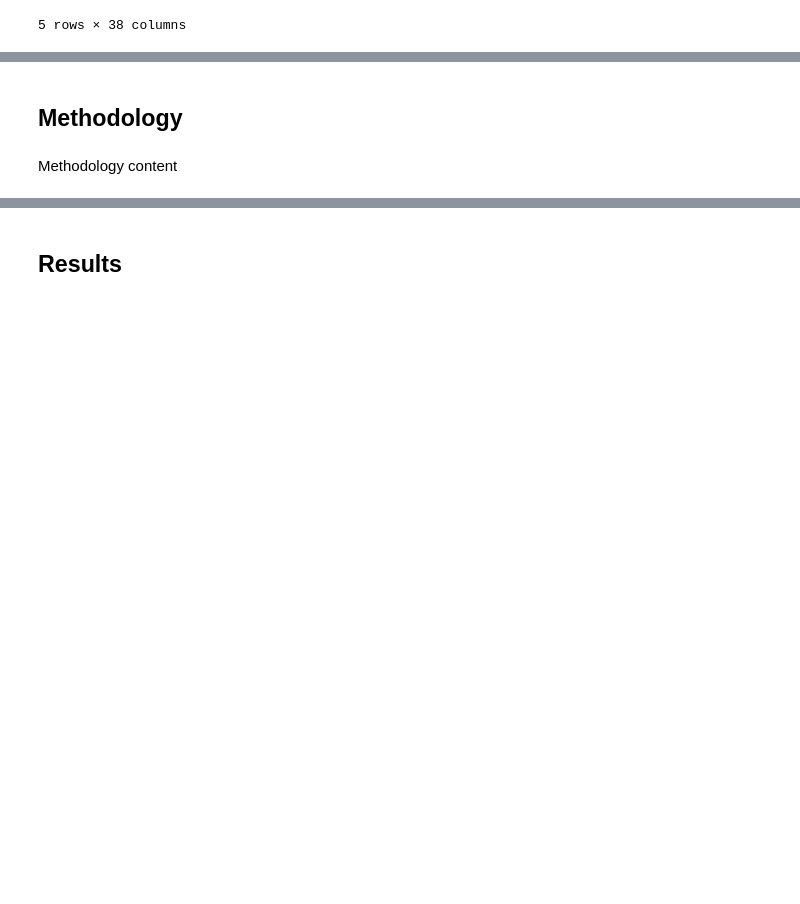
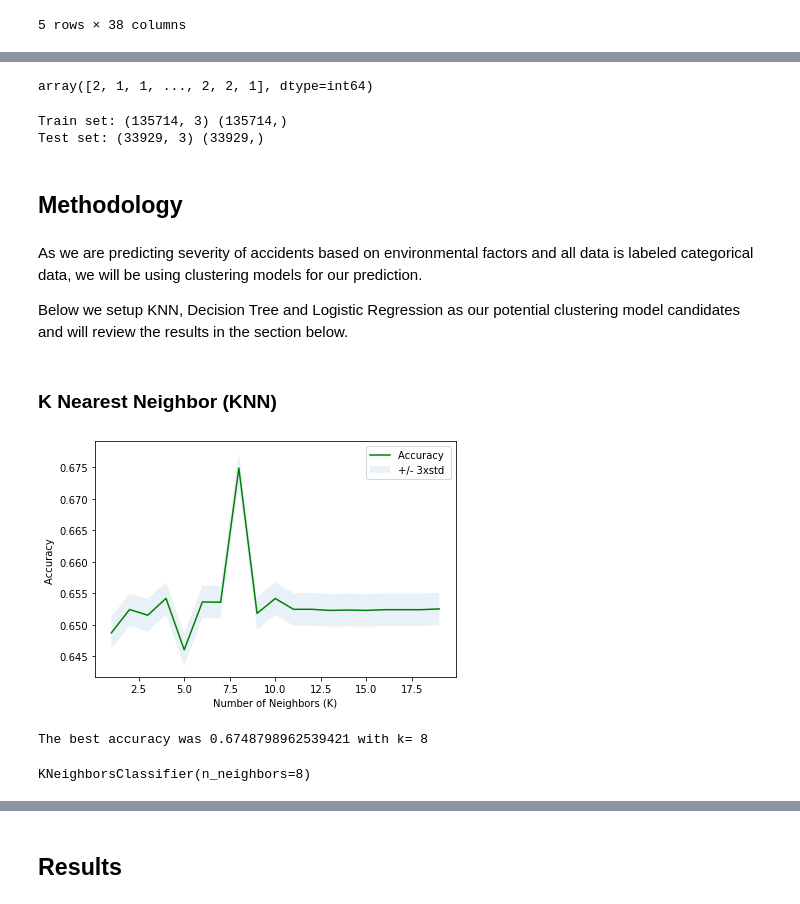
Before and after one commit to huachen-bai/Coursera_Capstone, a Jupyter notebook: IBM Data Science Capstone.ipynb, the cells around one changed output, grey strips where cells are left out. Cells and saved outputs as stored; diff of their text form; code cells hidden in the pictures; blank space fills up the shorter version.

```diff
--- a/IBM Data Science Capstone.ipynb
+++ b/IBM Data Science Capstone.ipynb
@@ -44,0 +110,5 @@ seattle_df.head()
+# %%
+#selecting variables of interest
+
+seattle_select_df = seattle_df[['SEVERITYCODE', 'WEATHER', 'ROADCOND', 'LIGHTCOND']]
+seattle_select_df.shape
@@ -44,0 +257,5 @@ seattle_df.head()
+# %%
+#normalize data
+
+X = preprocessing.StandardScaler().fit(X).transform(X.astype(float))
+X
@@ -45 +270,18 @@ seattle_df.head()
+# %%
+#set y for modeling
+
+y = seattle_encoded_df['SEVERITYCODE'].values
+
+y
+# %% [output]
+array([2, 1, 1, ..., 2, 2, 1], dtype=int64)
+# %%
+#create train test split
+
+X_train, X_test, y_train, y_test = train_test_split( X, y, test_size=0.2, random_state=4)
+print ('Train set:', X_train.shape,  y_train.shape)
+print ('Test set:', X_test.shape,  y_test.shape)
+# %% [output]
+Train set: (135714, 3) (135714,)
+Test set: (33929, 3) (33929,)
 # %% [markdown]
@@ -46,3 +289,41 @@ seattle_df.head()
 ## Methodology <a name="methodology"></a>
-# %% [markdown]
-Methodology content
+# %% [markdown]
+As we are predicting severity of accidents based on environmental factors and all data is labeled categorical data, we will be using clustering models for our prediction.
+
+Below we setup KNN, Decision Tree and Logistic Regression as our potential clustering model candidates and will review the results in the section below.
+# %% [markdown]
+### K Nearest Neighbor (KNN)
+# %%
+#test K through 20 to determine the ideal number of neighbors
+
+Ks = 20
+mean_acc = np.zeros((Ks-1))
+std_acc = np.zeros((Ks-1))
+ConfustionMx = [];
+for n in range(1,Ks):
+    neigh = KNeighborsClassifier(n_neighbors = n).fit(X_train,y_train)
+    yhat=neigh.predict(X_test)
+    mean_acc[n-1] = metrics.accuracy_score(y_test, yhat)
+    std_acc[n-1]=np.std(yhat==y_test)/np.sqrt(yhat.shape[0])
+mean_acc
+
+plt.plot(range(1,Ks),mean_acc,'g')
+plt.fill_between(range(1,Ks),mean_acc - 1 * std_acc,mean_acc + 1 * std_acc, alpha=0.10)
+plt.legend(('Accuracy ', '+/- 3xstd'))
+plt.ylabel('Accuracy ')
+plt.xlabel('Number of Neighbors (K)')
+plt.tight_layout()
+plt.show()
+
+print( "The best accuracy was", mean_acc.max(), "with k=", mean_acc.argmax()+1)
+# %% [output]
+[figure, added]
+The best accuracy was 0.6748798962539421 with k= 8
+# %%
+#create KNN model with k that shows the greatest accuracy
+
+k = 8
+neigh = KNeighborsClassifier(n_neighbors = k).fit(X_train,y_train)
+neigh
+# %% [output]
+KNeighborsClassifier(n_neighbors=8)
```
Also changed, not shown: parts of 29 cells of this notebook, 2 other files.
